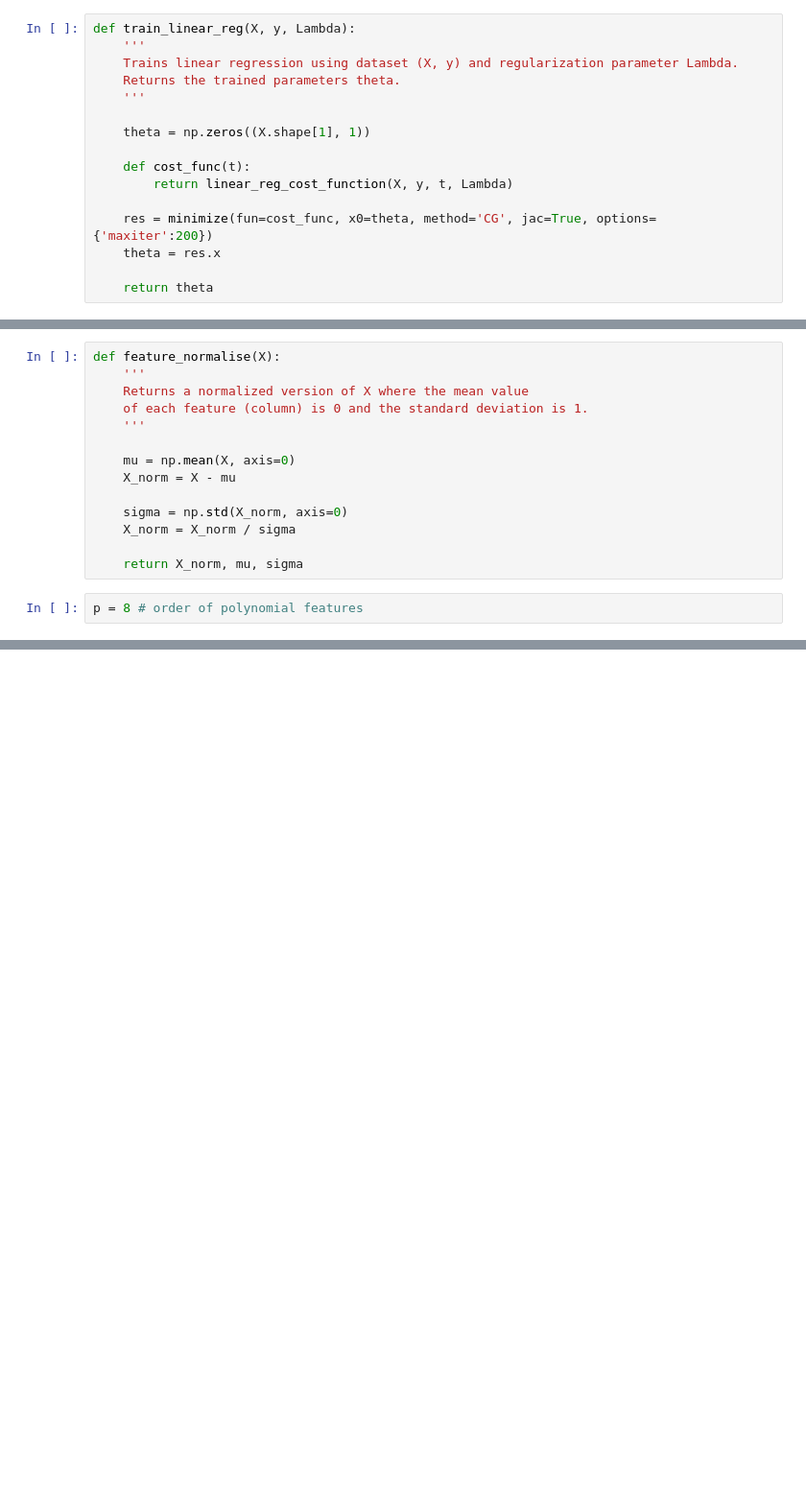
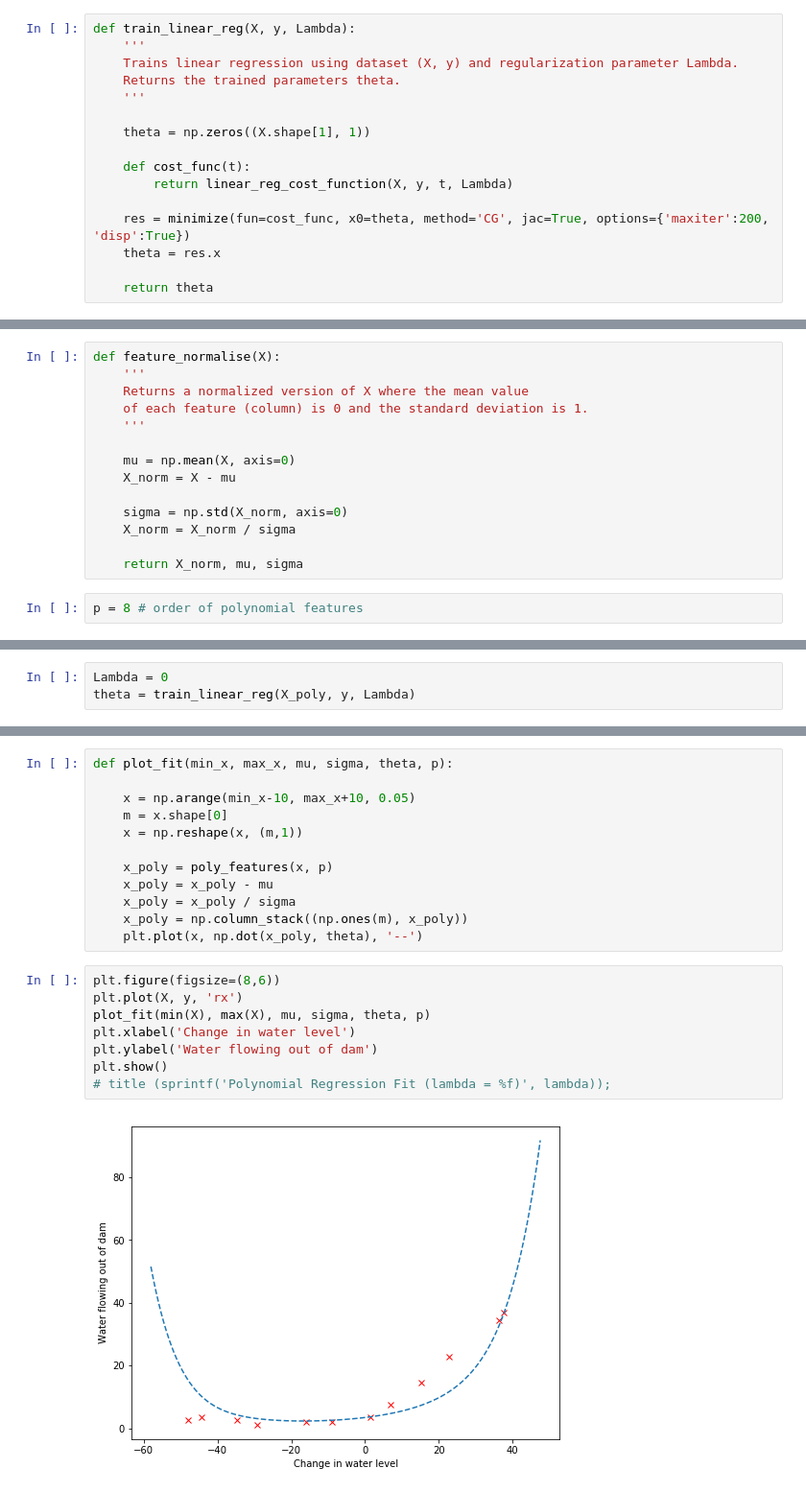
Before and after one commit to ZER-0-NE/Ng_ML, a Jupyter notebook: ex5/5_Regularized_linear_regression_and_bias_vs_variance.ipynb, the cells around one changed output, grey strips where cells are left out. Shown: that part at 96% size. Saved outputs shown, nothing was run; the diff lists cells and outputs as text; blank space fills up the shorter version.

```diff
--- a/ex5/5_Regularized_linear_regression_and_bias_vs_variance.ipynb
+++ b/ex5/5_Regularized_linear_regression_and_bias_vs_variance.ipynb
@@ -126,7 +179,7 @@ def train_linear_reg(X, y, Lambda):
     def cost_func(t):
         return linear_reg_cost_function(X, y, t, Lambda)
 
-    res = minimize(fun=cost_func, x0=theta, method='CG', jac=True, options={'maxiter':200})
+    res = minimize(fun=cost_func, x0=theta, method='CG', jac=True, options={'maxiter':200, 'disp':True})
     theta = res.x
 
     return theta
@@ -264,0 +359,3 @@ X_poly_val = np.column_stack((np.ones(m_val), X_poly_val)) # Add bias column
+# %%
+Lambda = 0
+theta = train_linear_reg(X_poly, y, Lambda)
@@ -264,0 +380,22 @@ X_poly_val = np.column_stack((np.ones(m_val), X_poly_val)) # Add bias column
+# %%
+def plot_fit(min_x, max_x, mu, sigma, theta, p):
+
+    x = np.arange(min_x-10, max_x+10, 0.05)
+    m = x.shape[0]
+    x = np.reshape(x, (m,1))
+
+    x_poly = poly_features(x, p)
+    x_poly = x_poly - mu
+    x_poly = x_poly / sigma
+    x_poly = np.column_stack((np.ones(m), x_poly))
+    plt.plot(x, np.dot(x_poly, theta), '--')
+# %%
+plt.figure(figsize=(8,6))
+plt.plot(X, y, 'rx')
+plot_fit(min(X), max(X), mu, sigma, theta, p)
+plt.xlabel('Change in water level')
+plt.ylabel('Water flowing out of dam')
+plt.show()
+# title (sprintf('Polynomial Regression Fit (lambda = %f)', lambda));
+# %% [output]
+[figure, added]
```
Also changed, not shown: parts of 16 cells of this notebook.
